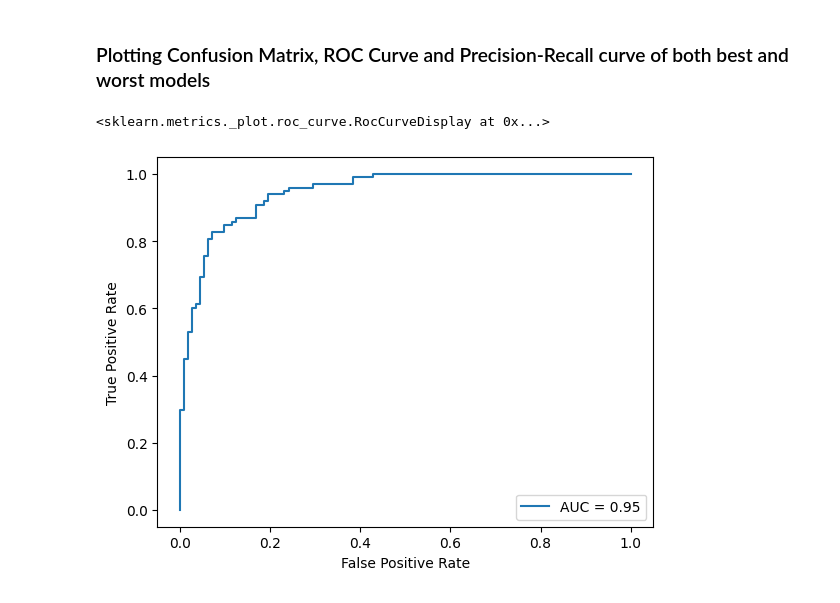
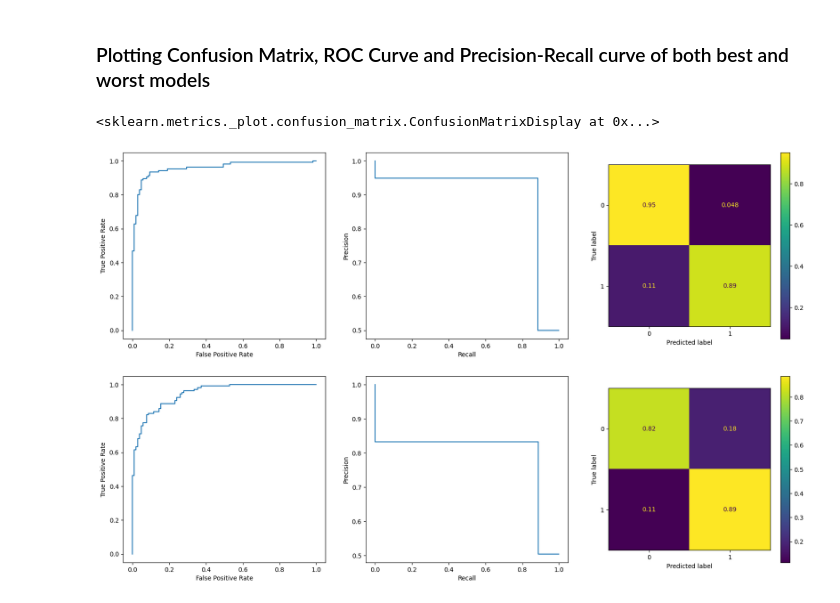
Before and after one commit to rabdiego/final_aprendizagem, a Jupyter notebook: models/logistic_regression/train_test.ipynb, the cells around one changed output. Cells and saved outputs as stored; diff of their text form; code cells hidden in the pictures.

Commit message:
Curves plotted

```diff
--- a/models/logistic_regression/train_test.ipynb
+++ b/models/logistic_regression/train_test.ipynb
@@ -93,7 +93,7 @@ parameters = {
 # %%
 from sklearn.model_selection import KFold, GridSearchCV, cross_val_score
 from sklearn.preprocessing import MinMaxScaler
-from sklearn.metrics import accuracy_score, precision_score, recall_score, f1_score, confusion_matrix
+from sklearn.metrics import accuracy_score, precision_score, recall_score, f1_score, confusion_matrix, roc_curve, auc, precision_recall_curve
 from tqdm import tqdm
 import warnings
 
@@ -105,8 +105,8 @@ scaler = MinMaxScaler()
 metrics = np.zeros((10, 6))
 
 models = [
-    [-1.0, None],
-    [2.0, None]
+    [-1.0, None, None, None],
+    [2.0, None, None, None]
 ]
 
 for i, (train_index, test_index) in tqdm(enumerate(folder.split(attributes))):
@@ -132,6 +132,7 @@ for i, (train_index, test_index) in tqdm(enumerate(folder.split(attributes))):
     model.fit(normal_train_attributes, train_targets)
 
     prediction = model.predict(normal_test_attributes)
+    prediction_proba = model.predict_proba(normal_test_attributes)
 
     acc = accuracy_score(test_targets, prediction)
     cm = confusion_matrix(test_targets, prediction, normalize='true')
@@ -143,10 +144,14 @@ for i, (train_index, test_index) in tqdm(enumerate(folder.split(attributes))):
 
     if acc > models[0][0]:
         models[0][0] = acc
-        models[0][1] = model
+        models[0][1] = roc_curve(test_targets, prediction_proba[:, 1])
+        models[0][2] = precision_recall_curve(test_targets, prediction)
+        models[0][3] = cm
     elif acc < models[1][0]:
         models[1][0] = acc
-        models[1][1] = model
+        models[1][1] = roc_curve(test_targets, prediction_proba[:, 1])
+        models[1][2] = precision_recall_curve(test_targets, prediction)
+        models[1][3] = cm
 # %% [markdown]
 ## Plot das métricas
 # %% [markdown]
@@ -169,16 +174,28 @@ fig.savefig('./charts/metrics.svg')
 [figure]
 # %% [markdown]
 ### Plotting Confusion Matrix, ROC Curve and Precision-Recall curve of both best and worst models
-# %%
-y_pred = models[0][1].predict_proba(normal_test_attributes)
-from sklearn.metrics import roc_curve, auc, RocCurveDisplay
-
-fpr, tpr, thresholds = roc_curve(test_targets, y_pred[:, 1])
-
-roc_auc = auc(fpr, tpr)
-
-display = RocCurveDisplay(fpr=fpr, tpr=tpr, roc_auc = roc_auc)
-display.plot()
-# %% [output]
-<sklearn.metrics._plot.roc_curve.RocCurveDisplay at 0x...>
-[figure, removed]
+# %%
+from sklearn.metrics import RocCurveDisplay, PrecisionRecallDisplay, ConfusionMatrixDisplay
+
+fig, ax = plt.subplots(2, 3, figsize=(20, 12))
+
+best_roc_display = RocCurveDisplay(fpr=models[0][1][0], tpr=models[0][1][1])
+best_roc_display.plot(ax=ax[0][0])
+
+best_pr_display = PrecisionRecallDisplay(precision=models[0][2][0], recall=models[0][2][1])
+best_pr_display.plot(ax=ax[0][1])
+
+best_cm_display = ConfusionMatrixDisplay(models[0][3])
+best_cm_display.plot(ax=ax[0][2])
+
+best_roc_display = RocCurveDisplay(fpr=models[1][1][0], tpr=models[1][1][1])
+best_roc_display.plot(ax=ax[1][0])
+
+best_pr_display = PrecisionRecallDisplay(precision=models[1][2][0], recall=models[1][2][1])
+best_pr_display.plot(ax=ax[1][1])
+
+best_cm_display = ConfusionMatrixDisplay(models[1][3])
+best_cm_display.plot(ax=ax[1][2])
+# %% [output]
+<sklearn.metrics._plot.confusion_matrix.ConfusionMatrixDisplay at 0x...>
+[figure, added]
```
